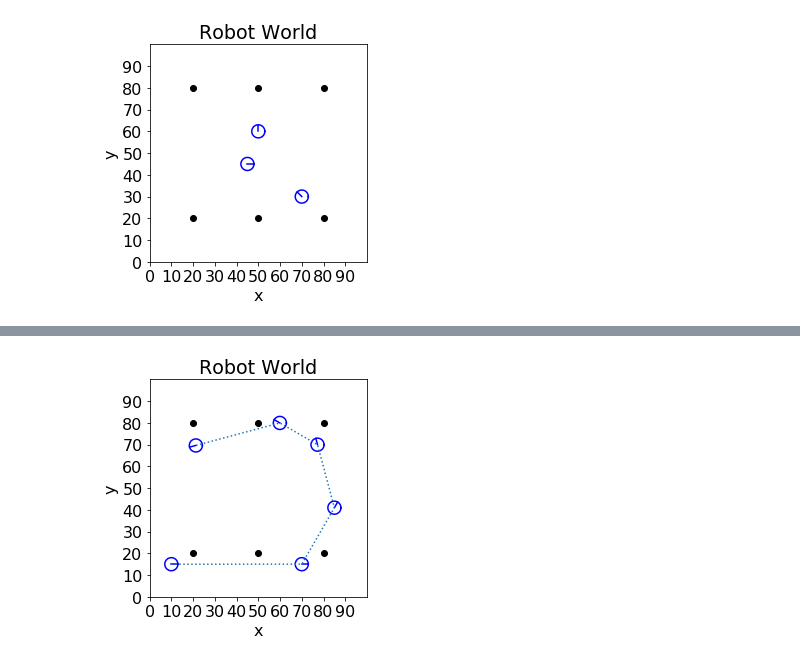
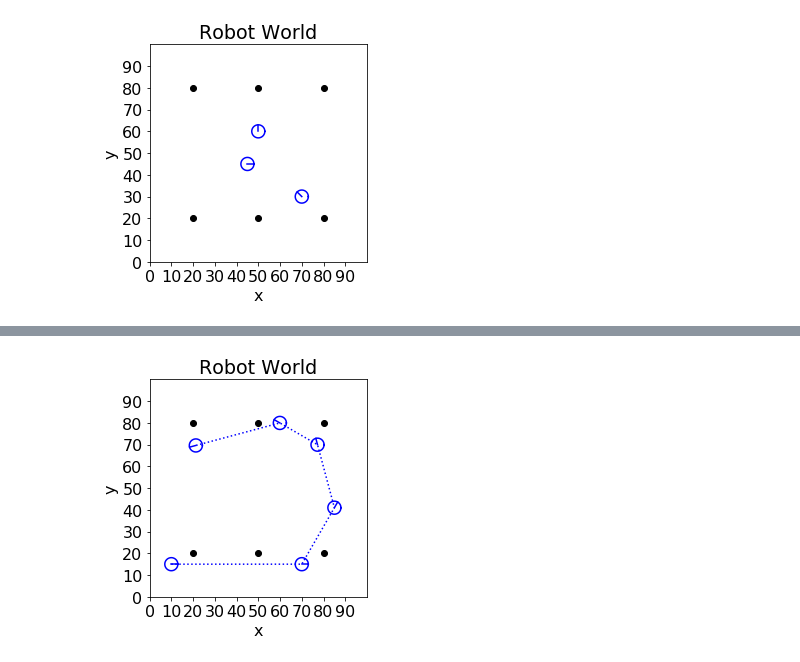
Before and after one commit to evyatarluv/Intelligent-Robotic-Systems, a Jupyter notebook: MCL/Report.ipynb, the cells around one changed output, grey strips where cells are left out. Drawn from its saved outputs; the diff is of its cells as text; code cells hidden in the pictures.

Commit message:
Add: plot robot with noisy commands

```diff
--- a/MCL/Report.ipynb
+++ b/MCL/Report.ipynb
@@ -84,22 +84,22 @@ named `path` and contains all the $(x, y)$ points the robot was located at them.
 `__init__` method the initial pose append to `path` and in each call of the `move` method
 the new position appended to the `path` list.
 # %%
-# Init
+# Init world & robot
 world = World()
 robot = Robot(init_pose=(10, 15, 0))
 moves = [(0, 60), (np.pi / 3, 30), (np.pi / 4, 30), (np.pi / 4, 20), (np.pi / 4, 40)]
 
-# Plot init state
+# Init plot
 world.plot()
 robot.plot()
 
 # Make the moves and plot them
-for m in moves:
-    robot.move(m[0], m[1])
+for u_1, u_2 in moves:
+    robot.move(u_1, u_2)
     robot.plot()
 
 # Add the dotted line and plot
-plt.plot(*(zip(*robot.path)), ':')
+plt.plot(*(zip(*robot.path)), 'b:')
 plt.show()
 # %% [output]
-[figure, old version]
+[figure, new version]
```
Also changed, not shown: parts of 3 cells of this notebook, 2 other files.
